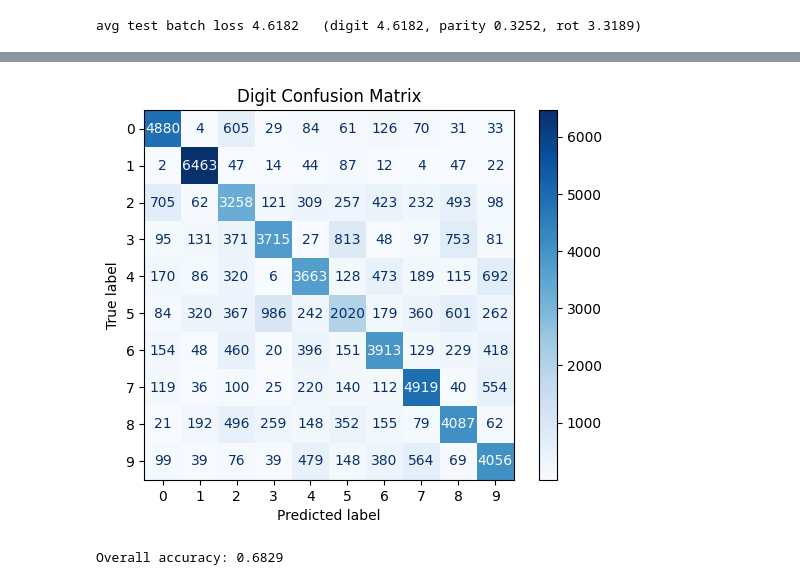
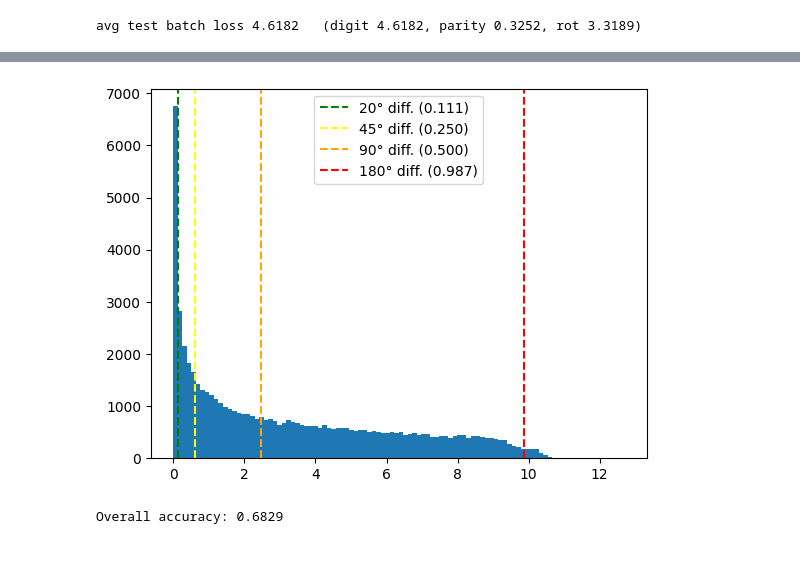
Before and after one commit to tjp095/DSC180A, a Jupyter notebook: rotated-MNIST/rotated-MNIST-test.ipynb, the cells around one changed output, grey strips where cells are left out. Saved outputs shown, nothing was run; the diff lists cells and outputs as text; code cells hidden in the pictures; blank space fills up the shorter version.

```diff
--- a/rotated-MNIST/rotated-MNIST-test.ipynb
+++ b/rotated-MNIST/rotated-MNIST-test.ipynb
@@ -197,3 +205,12 @@ plt.show()
+# %%
+for images, digits, angle_rad, angle_deg in train_loader:
+    # Determine parity labels
+    parity = digits % 2
+
+    # Make predictions
+    digit_preds, parity_preds, rot_preds, acts = model(images)
+
+    break
 # %%
 # Evaluate model on held-out test data
 total_digit_loss, total_parity_loss, total_rot_loss = 0.0, 0.0, 0.0
@@ -226,14 +243,10 @@ from sklearn.metrics import confusion_matrix, ConfusionMatrixDisplay
 import matplotlib.pyplot as plt
 
 model.eval()
-all_preds, all_labels = [], []
+rot_preds, rot_labels = [], []
 
 with torch.no_grad():
     for images, digits, angle_rad, angle_deg in train_loader:
-        digit_logits, _, _, _ = model(images)
-        preds = digit_logits.argmax(dim=1)
-        all_preds.append(preds.cpu())
-        all_labels.append(digits.cpu())
-
-all_preds  = torch.cat(all_preds).numpy()
-all_labels = torch.cat(all_labels).numpy()
+        _, _, rot_pred, _ = model(images)
+        rot_preds.append(rot_pred.cpu())
+        rot_labels.append(angle_rad.cpu())
@@ -240,11 +258,29 @@ all_labels = torch.cat(all_labels).numpy()
+# %%
+# Rotation plot
+rot_preds_arr  = torch.cat(rot_preds).numpy().flatten()
+rot_labels_arr = torch.cat(rot_labels).numpy()
+
+rot_mse_losses = (rot_preds_arr - rot_labels_arr) ** 2
+diff = rot_preds_arr - rot_labels_arr
+circular_err_rad = np.abs(np.arctan2(np.sin(diff), np.cos(diff)))
+
+plt.hist(rot_mse_losses, bins=100)
+# Thresholds are in degrees; MSE is in rad^2, so square the radian threshold
+for deg, color in [(20, "green"), (45, "yellow"), (90, "orange"), (180, "red")]:
+    thresh_rad2 = np.deg2rad(deg) ** 2
+    thresh_mean = (rot_mse_losses < thresh_rad2).mean()
+    plt.axvline(thresh_rad2, color=color, linestyle="--", label=f"{deg}° diff. ({thresh_mean:.03f})")
+
+plt.legend()
+plt.show()
+# %% [output]
+[figure, added]
 # %%
-# Plot
+# Digit Plot
 disp = ConfusionMatrixDisplay(confusion_matrix=cm, display_labels=list(range(10)))
 disp.plot(cmap="Blues", values_format="d")
-plt.title("Digit Confusion Matrix")
+plt.title("Radian Rotation Confusion Matrix")
 plt.show()
-# %% [output]
-[figure, removed]
 # %%
 overall_acc = cm.trace() / cm.sum()
 print(f"Overall accuracy: {overall_acc:.4f}")
```
Also changed, not shown: parts of 5 cells of this notebook, 1 other file.
